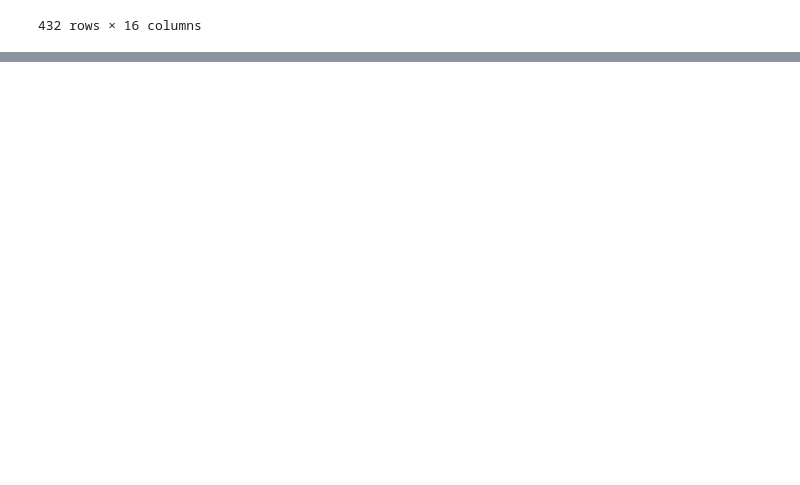
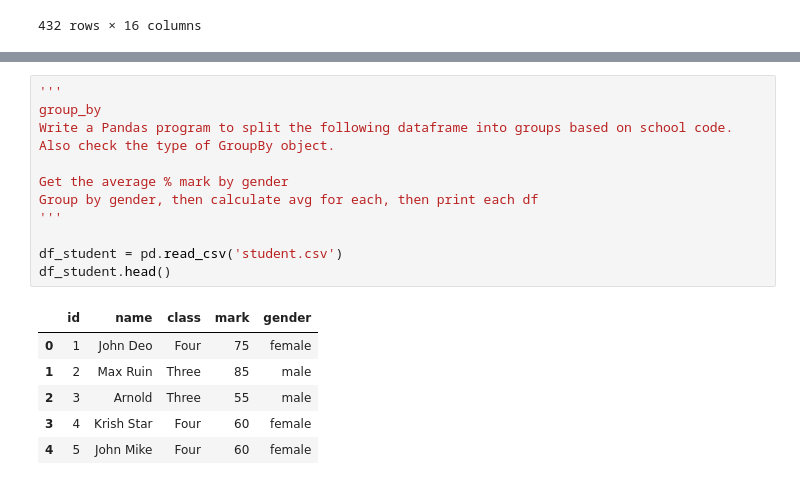
Before and after one commit to tyleer1000/Data-Analysis-With-Python, a Jupyter notebook: Practice3 24.ipynb, the cells around one changed output, grey strips where cells are left out. Cells and saved outputs as stored; diff of their text form; blank space fills up the shorter version.

```diff
--- a/Practice3 24.ipynb
+++ b/Practice3 24.ipynb
@@ -100,0 +156,18 @@ ValueError: Columns must be same length as key
+# %%
+'''
+group_by
+Write a Pandas program to split the following dataframe into groups based on school code. Also check the type of GroupBy object.
+
+Get the average % mark by gender
+Group by gender, then calculate avg for each, then print each df
+'''
+
+df_student = pd.read_csv('student.csv')
+df_student.head()
+# %% [output]
+|  | id | name | class | mark | gender |
+| 0 | 1 | John Deo | Four | 75 | female |
+| 1 | 2 | Max Ruin | Three | 85 | male |
+| 2 | 3 | Arnold | Three | 55 | male |
+| 3 | 4 | Krish Star | Four | 60 | female |
+| 4 | 5 | John Mike | Four | 60 | female |
```
Also changed, not shown: parts of 6 cells of this notebook.
